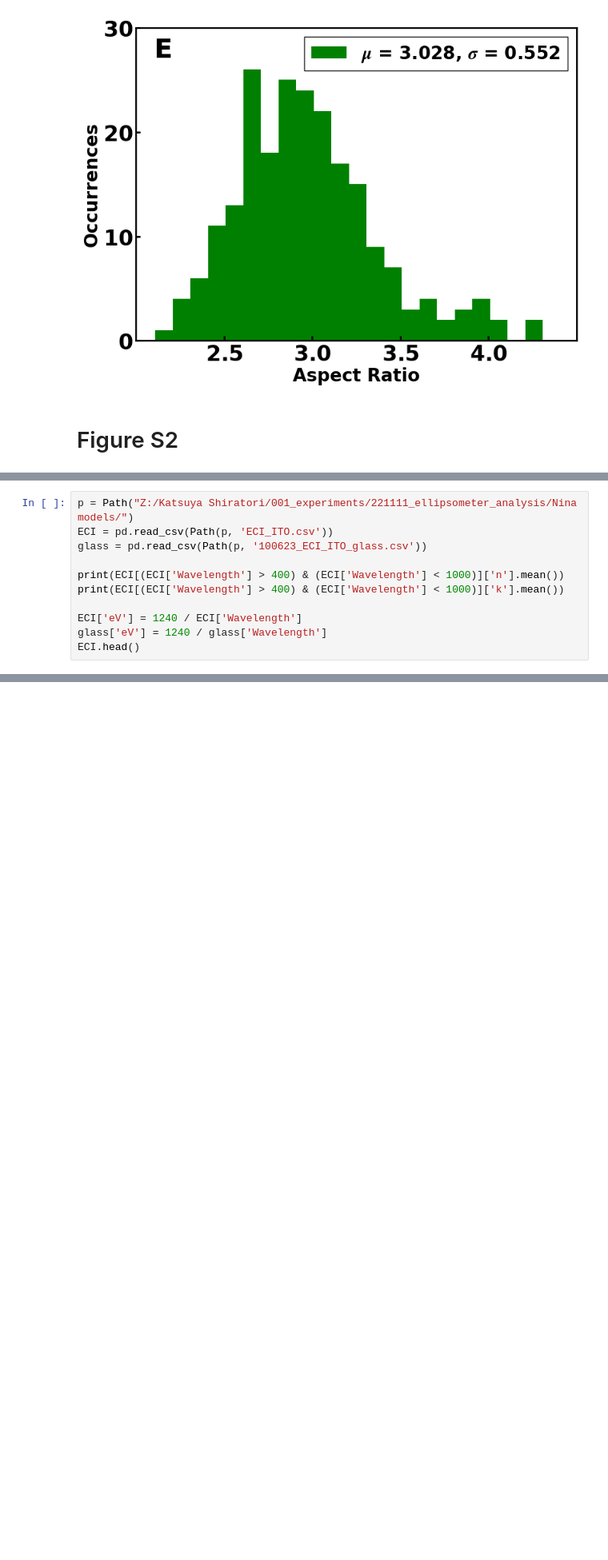
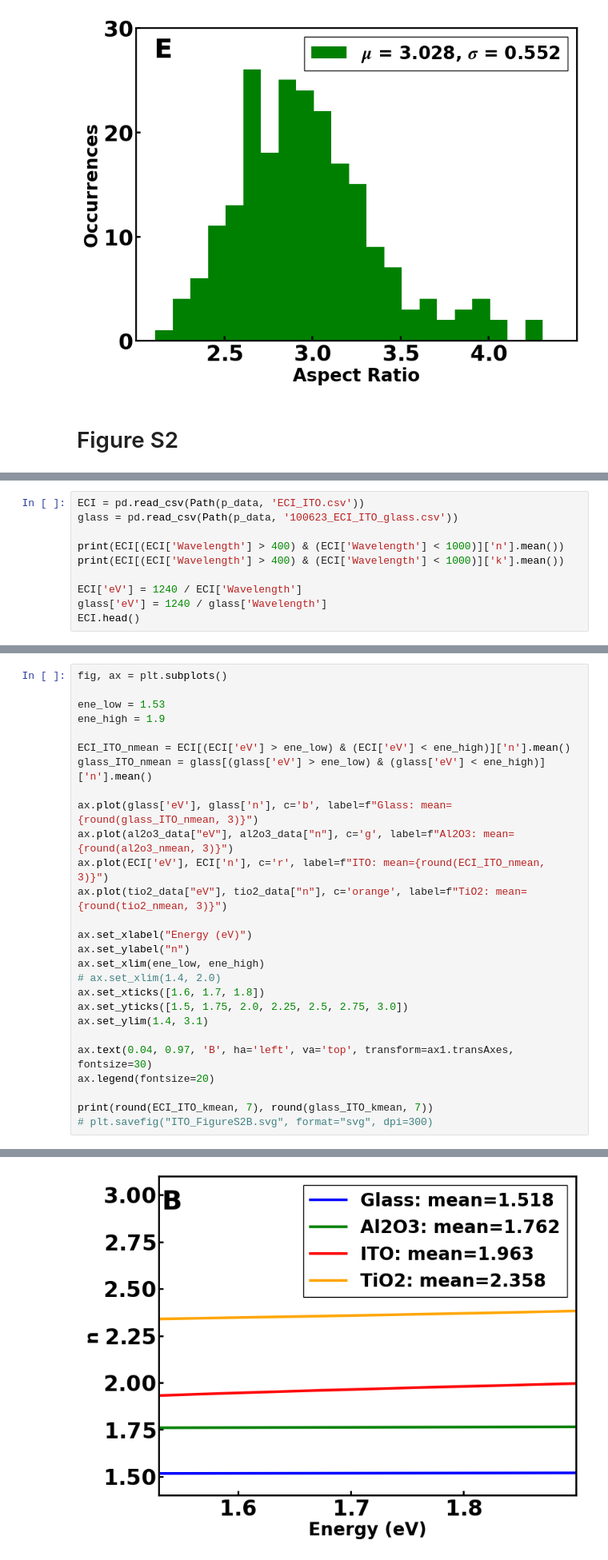
Before and after one commit to SWAN88/AuNR_DA, a Jupyter notebook: 060524_AuNR_DA_SI_figures.ipynb, the cells around one changed output, grey strips where cells are left out. Shown at 80% size. Drawn from its saved outputs; the diff is of its cells as text; blank space fills up the shorter version.

```diff
--- a/060524_AuNR_DA_SI_figures.ipynb
+++ b/060524_AuNR_DA_SI_figures.ipynb
@@ -198,7 +195,6 @@ ax.legend(fontsize=20)
 # %%
-p = Path("Z:/Katsuya Shiratori/001_experiments/221111_ellipsometer_analysis/Nina models/")
-ECI = pd.read_csv(Path(p, 'ECI_ITO.csv'))
-glass = pd.read_csv(Path(p, '100623_ECI_ITO_glass.csv'))
+ECI = pd.read_csv(Path(p_data, 'ECI_ITO.csv'))
+glass = pd.read_csv(Path(p_data, '100623_ECI_ITO_glass.csv'))
 
 print(ECI[(ECI['Wavelength'] > 400) & (ECI['Wavelength'] < 1000)]['n'].mean())
 print(ECI[(ECI['Wavelength'] > 400) & (ECI['Wavelength'] < 1000)]['k'].mean())
@@ -253,0 +286,28 @@ print(round(ECI_ITO_kmean, 7), round(glass_ITO_kmean, 7))
+# %%
+fig, ax = plt.subplots()
+
+ene_low = 1.53
+ene_high = 1.9
+
+ECI_ITO_nmean = ECI[(ECI['eV'] > ene_low) & (ECI['eV'] < ene_high)]['n'].mean()
+glass_ITO_nmean = glass[(glass['eV'] > ene_low) & (glass['eV'] < ene_high)]['n'].mean()
+
+ax.plot(glass['eV'], glass['n'], c='b', label=f"Glass: mean={round(glass_ITO_nmean, 3)}")
+ax.plot(al2o3_data["eV"], al2o3_data["n"], c='g', label=f"Al2O3: mean={round(al2o3_nmean, 3)}")
+ax.plot(ECI['eV'], ECI['n'], c='r', label=f"ITO: mean={round(ECI_ITO_nmean, 3)}")
+ax.plot(tio2_data["eV"], tio2_data["n"], c='orange', label=f"TiO2: mean={round(tio2_nmean, 3)}")
+
+ax.set_xlabel("Energy (eV)")
+ax.set_ylabel("n")
+ax.set_xlim(ene_low, ene_high)
+# ax.set_xlim(1.4, 2.0)
+ax.set_xticks([1.6, 1.7, 1.8])
+ax.set_yticks([1.5, 1.75, 2.0, 2.25, 2.5, 2.75, 3.0])
+ax.set_ylim(1.4, 3.1)
+
+ax.text(0.04, 0.97, 'B', ha='left', va='top', transform=ax1.transAxes, fontsize=30)
+ax.legend(fontsize=20)
+
+print(round(ECI_ITO_kmean, 7), round(glass_ITO_kmean, 7))
+# plt.savefig("ITO_FigureS2B.svg", format="svg", dpi=300)
+# %% [output]
@@ -253,0 +315 @@ print(round(ECI_ITO_kmean, 7), round(glass_ITO_kmean, 7))
+[figure, added]
```
Also changed, not shown: parts of 9 cells of this notebook, 7 other files.
